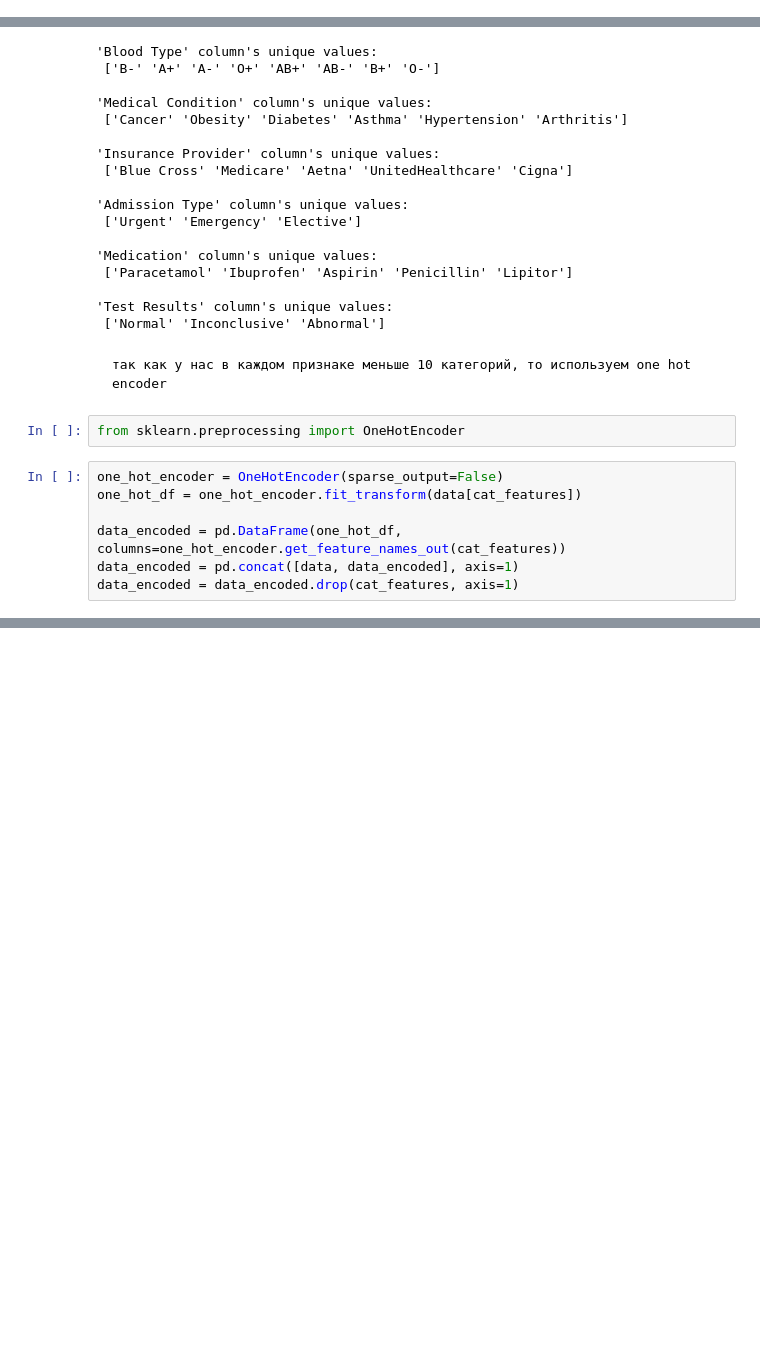
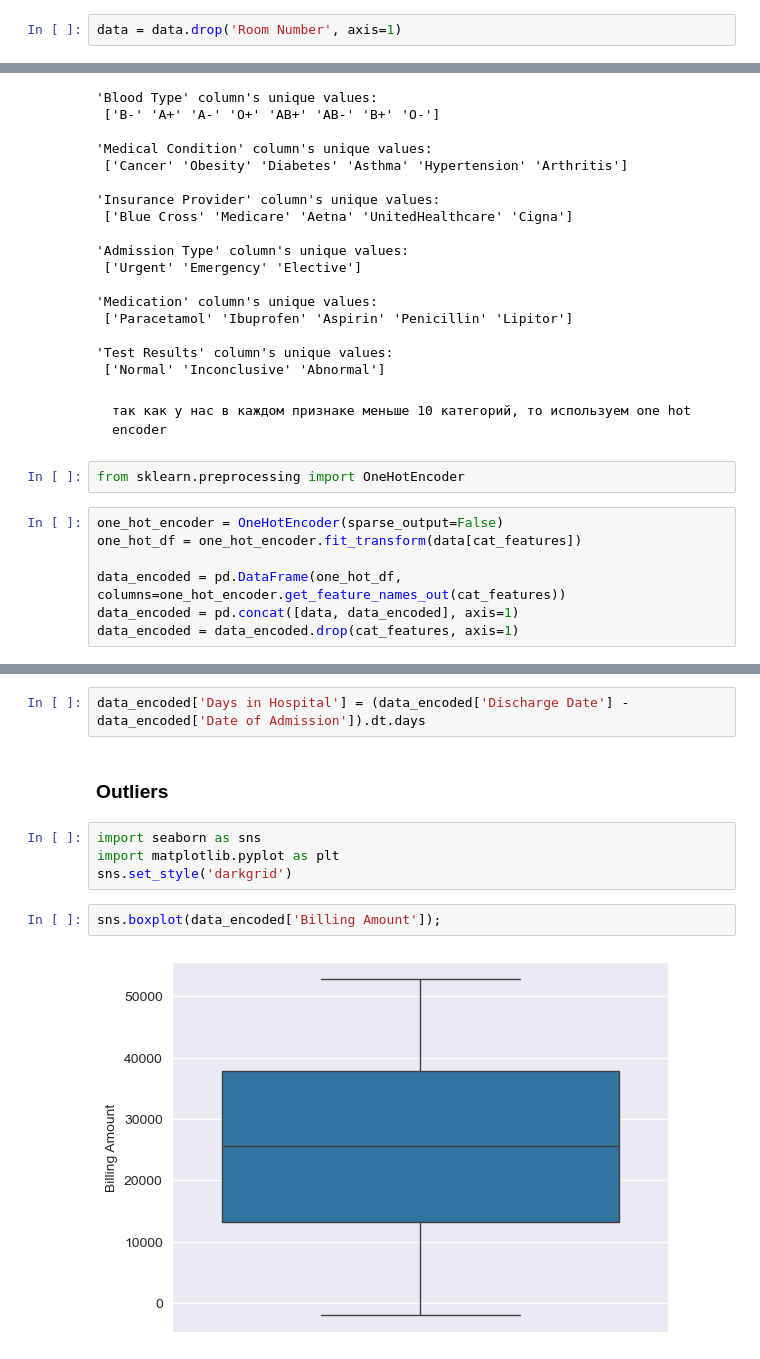
Before and after one commit to vvltoria/health_classification, a Jupyter notebook: df.ipynb, the cells around one changed output, grey strips where cells are left out. Drawn from its saved outputs; the diff is of its cells as text; blank space fills up the shorter version.

Commit message:
added new feature; started visualisation

```diff
--- a/df.ipynb
+++ b/df.ipynb
@@ -56,3 +58,5 @@ dtype: int64
+# %%
+data = data.drop('Room Number', axis=1)
 # %% [markdown]
 ### Data types conversion
 # %% [markdown]
@@ -184,0 +203,12 @@ memory usage: 15.2 MB
+# %%
+data_encoded['Days in Hospital'] = (data_encoded['Discharge Date'] - data_encoded['Date of Admission']).dt.days
+# %% [markdown]
+### Outliers
+# %%
+import seaborn as sns
+import matplotlib.pyplot as plt
+sns.set_style('darkgrid')
+# %%
+sns.boxplot(data_encoded['Billing Amount']);
+# %% [output]
+[figure, added]
```
Also changed, not shown: parts of 6 cells of this notebook.
